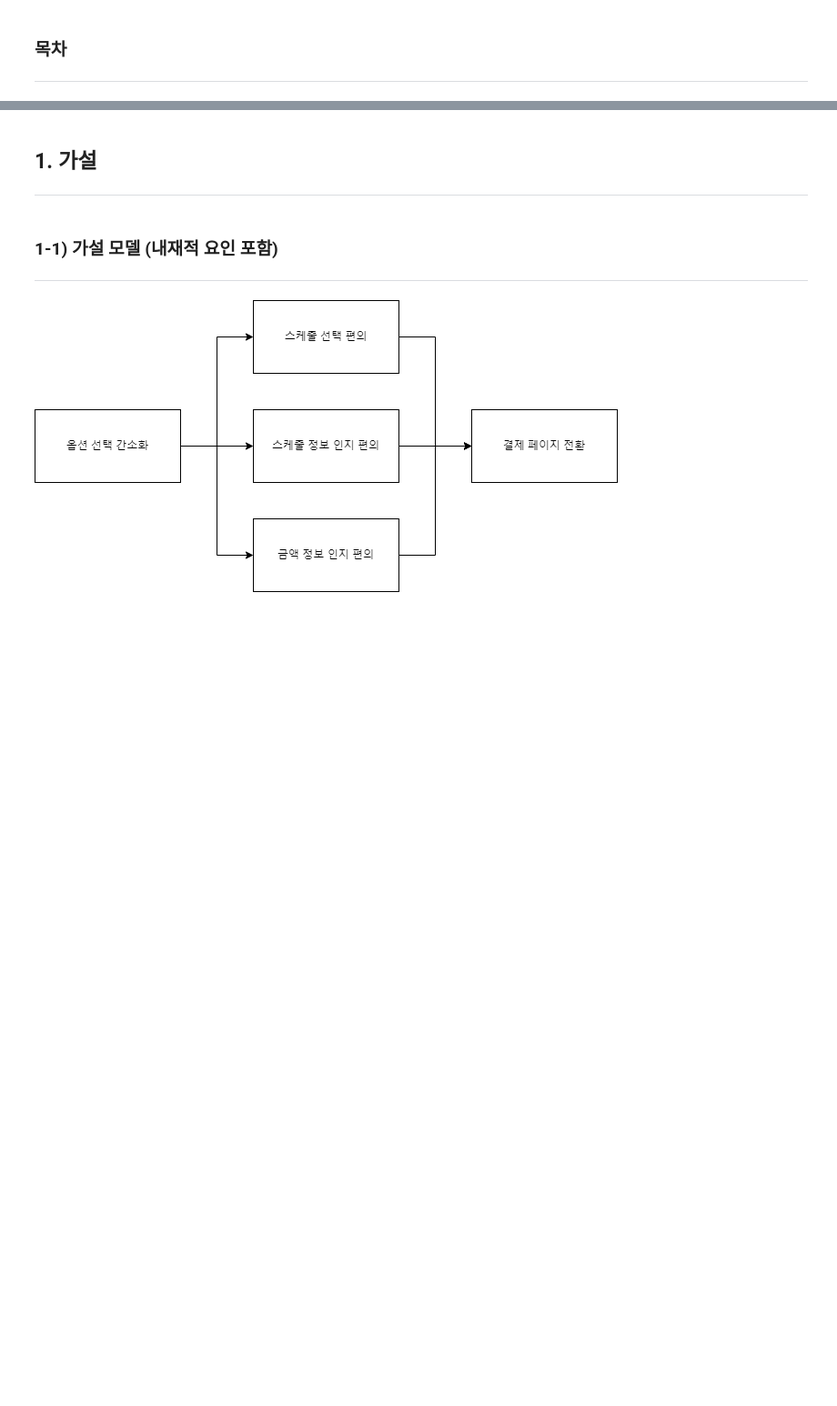
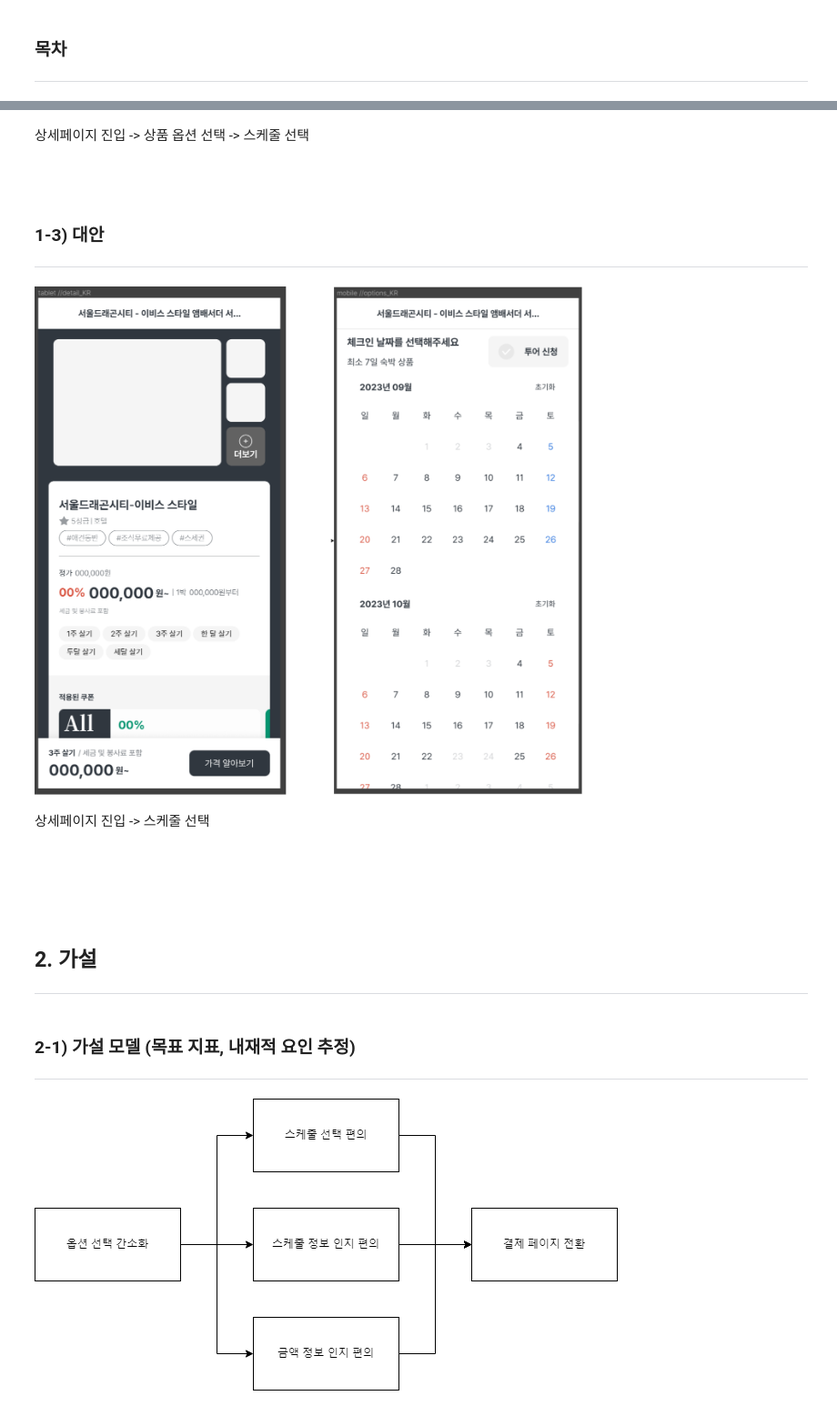
Before and after one commit to LEEMBEEN/portfolio, a Jupyter notebook: Simplying_Option_Test_Result/Simplying_Option_Test_Result.ipynb, the cells around one changed output, grey strips where cells are left out. Shown at 91% size. Drawn from its saved outputs; the diff is of its cells as text; code cells hidden in the pictures; blank space fills up the shorter version.

```diff
--- a/Simplying_Option_Test_Result/Simplying_Option_Test_Result.ipynb
+++ b/Simplying_Option_Test_Result/Simplying_Option_Test_Result.ipynb
@@ -33,7 +79,24 @@
+# %% [markdown]
+상세페이지 진입 -> 상품 옵션 선택 -> 스케줄 선택
+# %% [markdown]
+<br>
+# %% [markdown]
+### 1-3) 대안
+---
+# %%
+Image(filename='./image/variation.png')
+# %% [output]
+[figure, added]
+# %% [markdown]
+상세페이지 진입 -> 스케줄 선택
+# %% [markdown]
+<br>
+# %% [markdown]
+<br>
 # %% [markdown]
-## 1. 가설
+## 2. 가설
 ---
 # %% [markdown]
-### 1-1) 가설 모델 (내재적 요인 포함)
+### 2-1) 가설 모델 (목표 지표, 내재적 요인 추정)
 ---
 # %%
```
Also changed, not shown: parts of 51 cells of this notebook, 2 other files.
